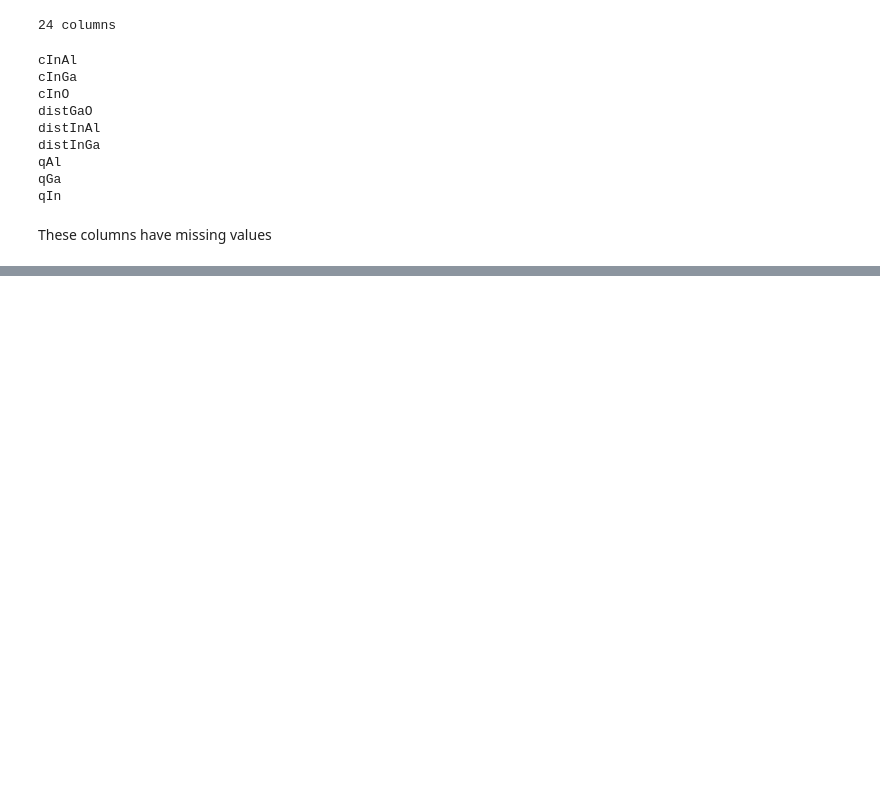
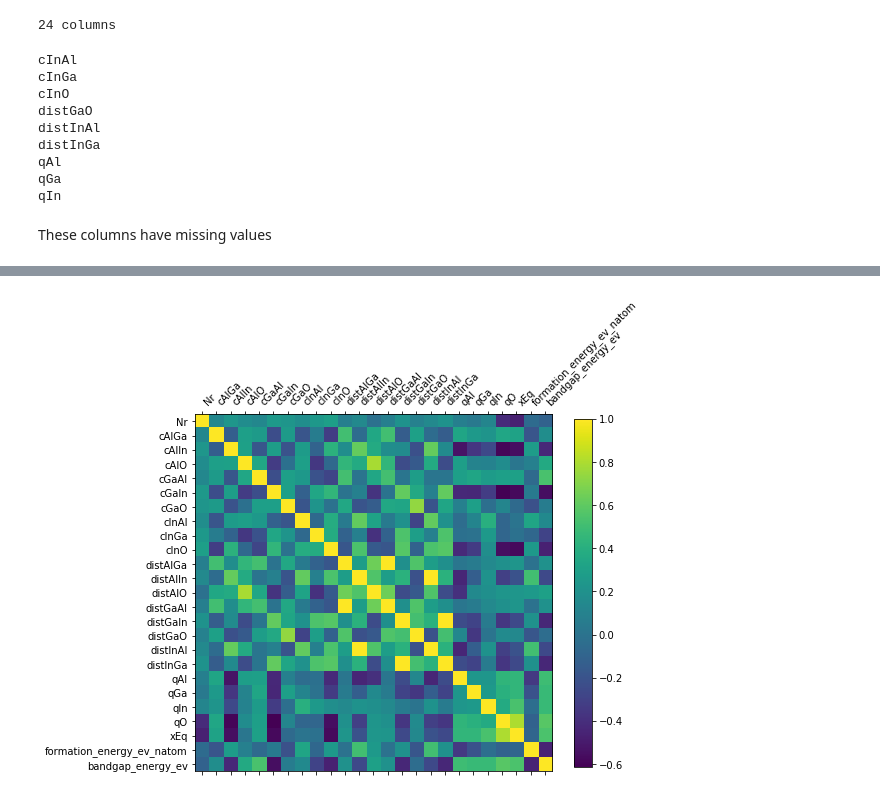
Before and after one commit to taidopurason/nomad2018, a Jupyter notebook: Data exploration.ipynb, the cells around one changed output, grey strips where cells are left out. Drawn from its saved outputs; the diff is of its cells as text; code cells hidden in the pictures; blank space fills up the shorter version.

```diff
--- a/Data exploration.ipynb
+++ b/Data exploration.ipynb
@@ -168,0 +172,15 @@ plt.show()
+# %%
+additional_data = pd.concat([additional_train_data, train_data[["formation_energy_ev_natom", "bandgap_energy_ev"]]], axis=1)
+fig = plt.figure(figsize=(8,8))
+ax = fig.add_subplot(111)
+cax = ax.matshow(additional_data.corr())
+ax.set_xticklabels(additional_data.columns, rotation = 45, ha="left")
+ax.set_yticklabels(additional_data.columns)
+ax.set_xticks(np.arange(0,25,1))
+ax.set_yticks(np.arange(0,25,1))
+ax.set_ylim(bottom=24.5, top=-0.5)
+fig.colorbar(cax, shrink=0.8)
+
+plt.show()
+# %% [output]
+[figure, added]
```
Also changed, not shown: parts of 7 cells of this notebook, 1 other file.
